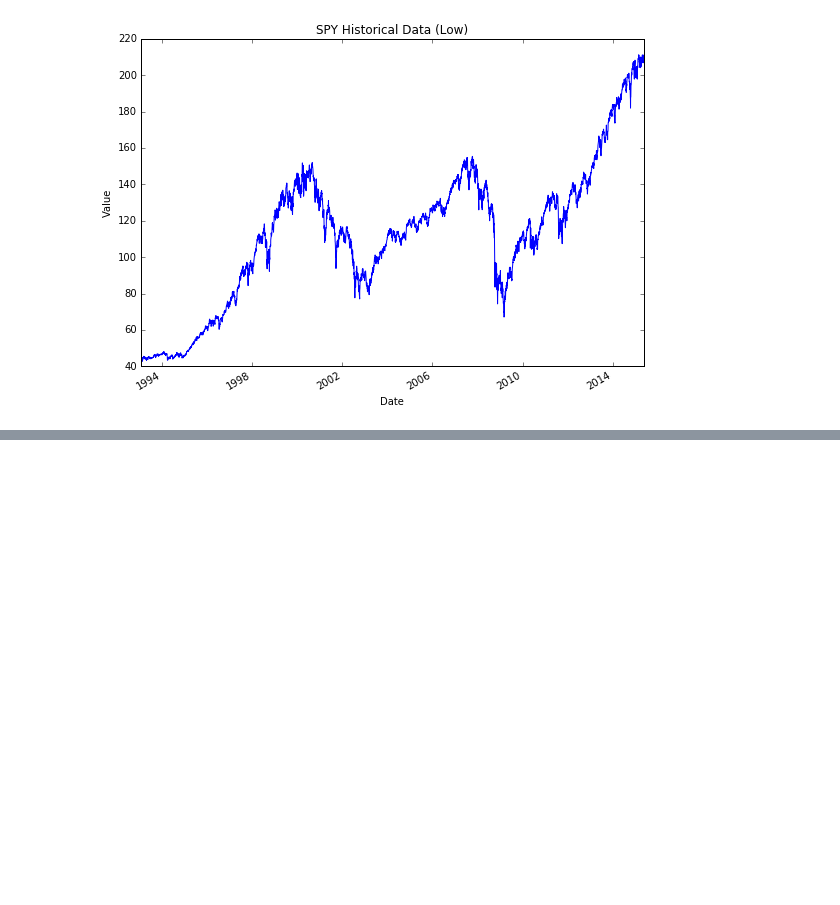
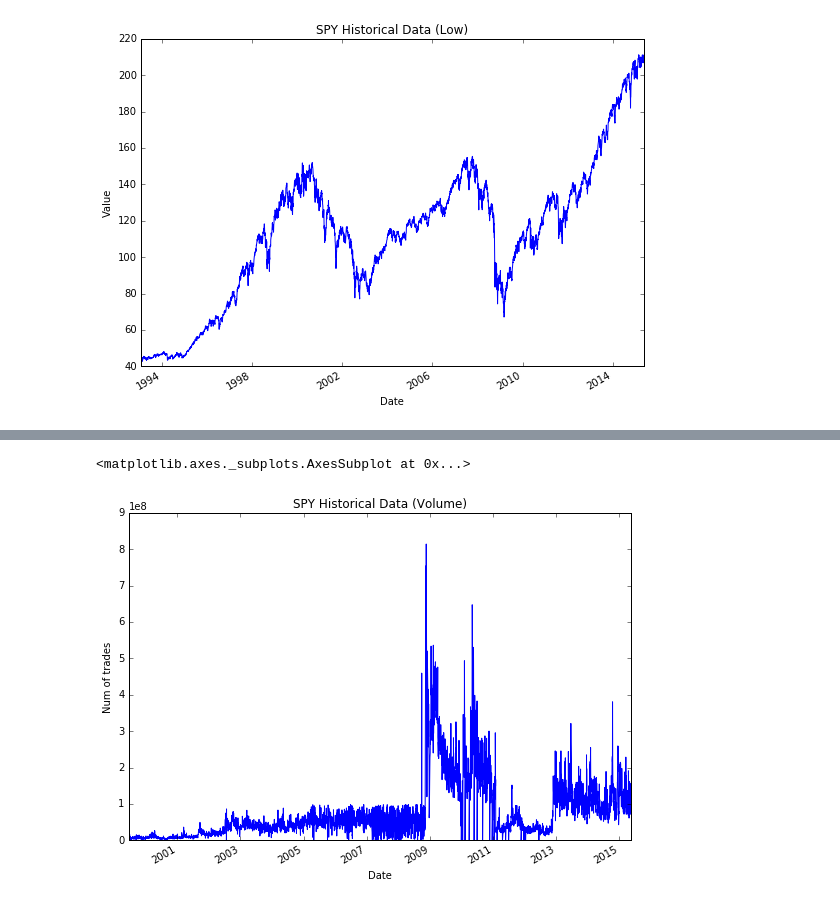
Before and after one commit to Sugarsplash/ece410, a Jupyter notebook: doc/SPY Historical Data.ipynb, the cells around one changed output, grey strips where cells are left out. Drawn from its saved outputs; the diff is of its cells as text; code cells hidden in the pictures; blank space fills up the shorter version.

```diff
--- a/doc/SPY Historical Data.ipynb
+++ b/doc/SPY Historical Data.ipynb
@@ -53,0 +61,8 @@ f['Low'].plot()
+# %%
+# now one with google
+f = web.DataReader("SPY", 'google', start, end)
+setup_graph('SPY Historical Data (Volume)', 'Date', 'Num of trades', (9,6.5))
+f['Volume'].plot()
+# %% [output]
+<matplotlib.axes._subplots.AxesSubplot at 0x...>
+[figure, added]
```
Also changed, not shown: parts of 2 cells of this notebook.
